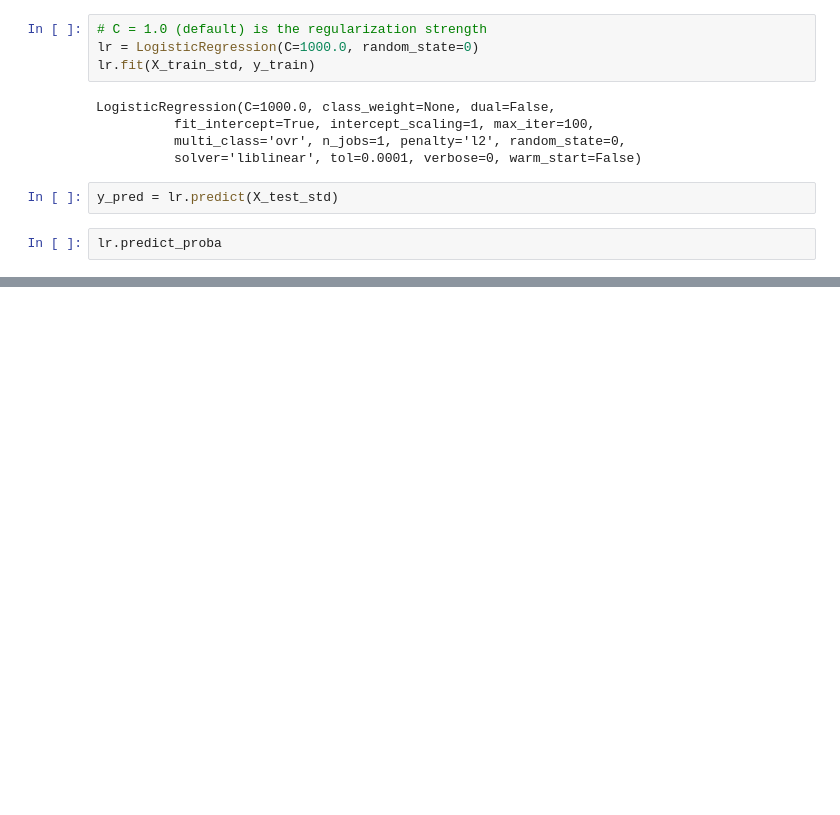
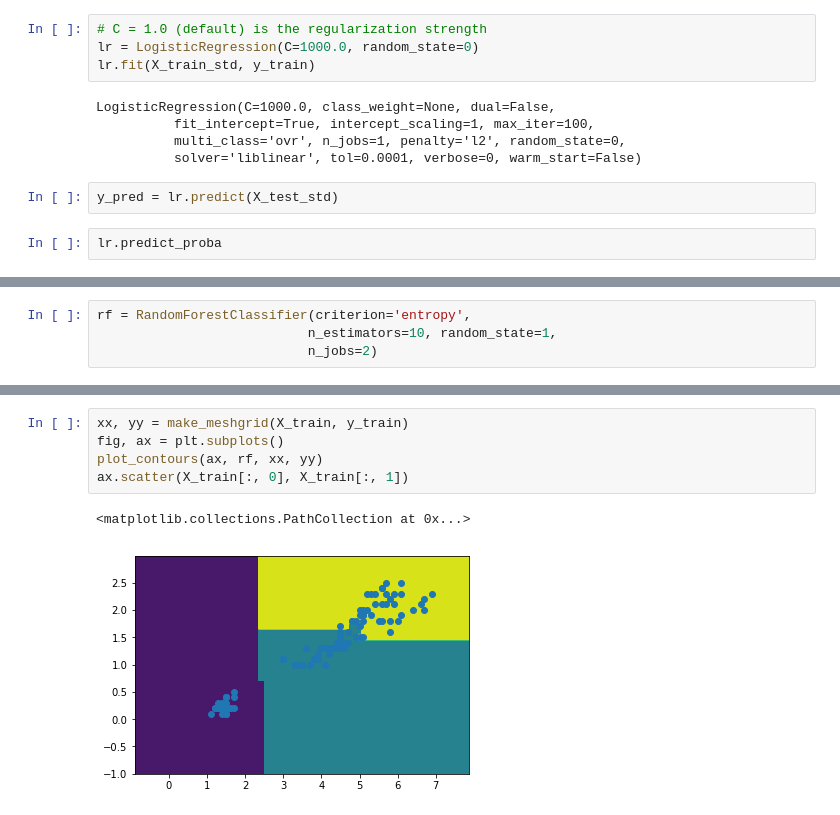
Before and after one commit to LaDilettante/learning, a Jupyter notebook: machinelearningpython/scikit-learn.ipynb, the cells around one changed output, grey strips where cells are left out. Cells and saved outputs as stored; diff of their text form; blank space fills up the shorter version.

```diff
--- a/machinelearningpython/scikit-learn.ipynb
+++ b/machinelearningpython/scikit-learn.ipynb
@@ -61,0 +180,4 @@ lr.predict_proba
+# %%
+rf = RandomForestClassifier(criterion='entropy',
+                           n_estimators=10, random_state=1,
+                           n_jobs=2)
@@ -61,0 +193,8 @@ lr.predict_proba
+# %%
+xx, yy = make_meshgrid(X_train, y_train)
+fig, ax = plt.subplots()
+plot_contours(ax, rf, xx, yy)
+ax.scatter(X_train[:, 0], X_train[:, 1])
+# %% [output]
+<matplotlib.collections.PathCollection at 0x...>
+[figure, added]
```
Also changed, not shown: parts of 22 cells of this notebook.
